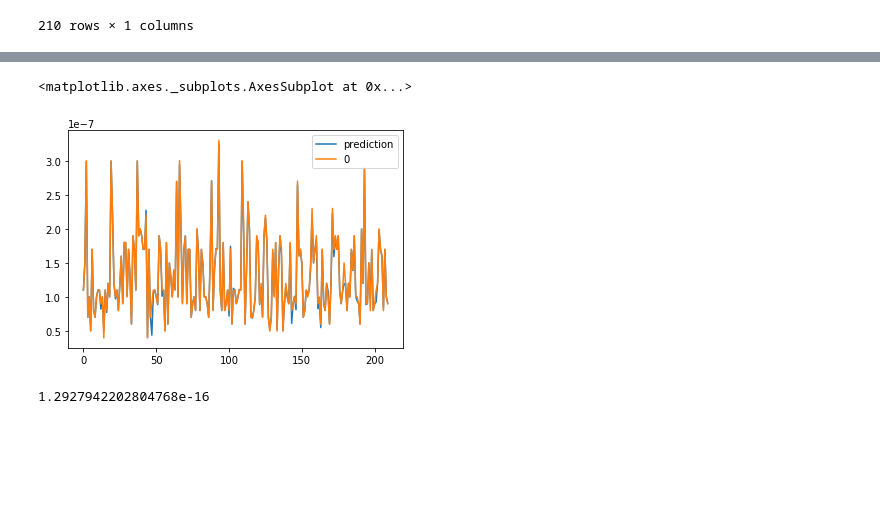
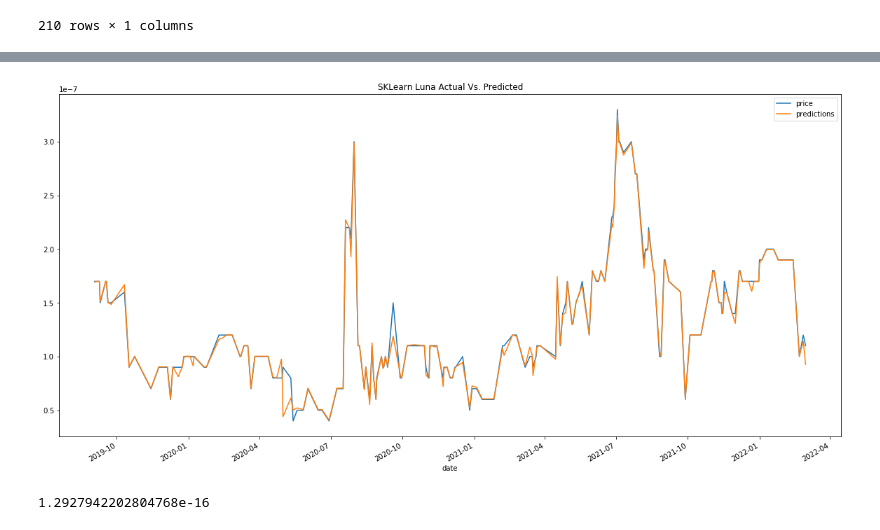
Before and after one commit to evansadasivan/Crypto-stable-coins-multi-model-forecasting, a Jupyter notebook: Project 2 file updated_June 9.ipynb, the cells around one changed output, grey strips where cells are left out. Saved outputs shown, nothing was run; the diff lists cells and outputs as text; code cells hidden in the pictures; blank space fills up the shorter version.

```diff
--- a/Project 2 file updated_June 9.ipynb
+++ b/Project 2 file updated_June 9.ipynb
@@ -387,0 +404,4 @@ X_test.shape
+# %%
+copy_y_test_luna=y_test.copy()
+y_luna_df=pd.DataFrame(copy_y_test)
+y_luna_df.info()
@@ -621,8 +643,3 @@ Name: price, Length: 210, dtype: float64
 # %%
 testing_frames = [luna_testing_prediction_df,y_test]
 testing_model_performance=pd.concat(testing_frames)
-# %%
-testing_model_performance.plot()
-# %% [output]
-<matplotlib.axes._subplots.AxesSubplot at 0x...>
-[figure, removed]
@@ -629,3 +648,16 @@ testing_model_performance.plot()
+# %%
+#adjust column names
+# predictions_actual_y_luna_test.columns=['prediction', 'actual']
+
+predictions_actual_y_luna_test=y_luna_df
+predictions_actual_y_luna_test['predictions']=luna_testing_prediction_df['prediction'].values
+
+#plot x_test
+name = 'SKLearn Luna Actual Vs. Predicted'
+ax = predictions_actual_y_luna_test.plot(figsize=(20,10), title=name)
+ax.figure.savefig('luna_test_sklearn.png')
+# %% [output]
+[figure, added]
 # %%
 #set X and y for 'future predictions'
 # %%
```
Also changed, not shown: parts of 35 cells of this notebook, 11 other files.
